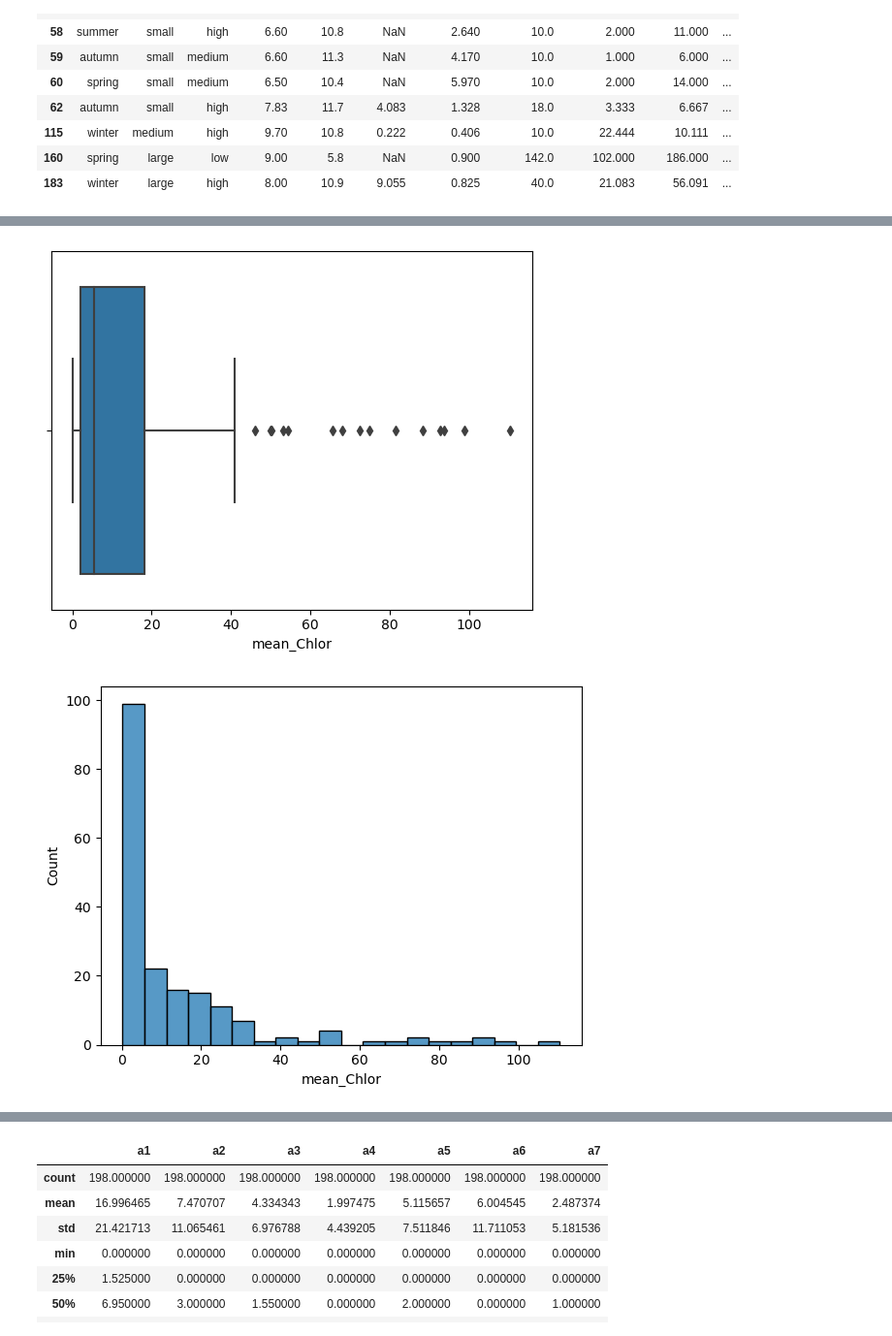
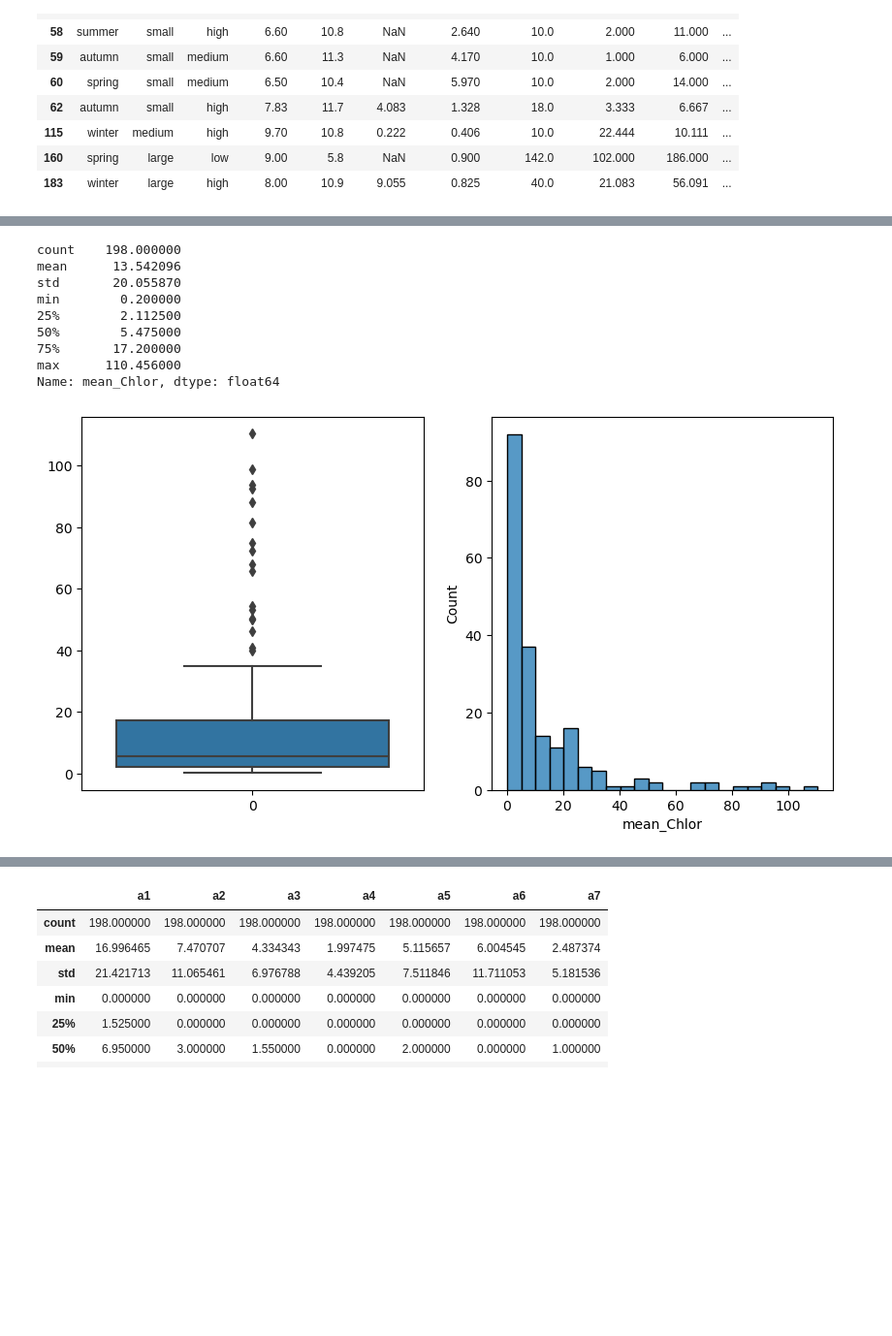
Before and after one commit to Patryk-Stefanski/ExploratoryDataAnalysis1, a Jupyter notebook: Algae_1.ipynb, the cells around one changed output, grey strips where cells are left out. Shown at 97% size. Cells and saved outputs as stored; diff of their text form; code cells hidden in the pictures; blank space fills up the shorter version.

```diff
--- a/Algae_1.ipynb
+++ b/Algae_1.ipynb
@@ -76,15 +81,27 @@ df.max_pH.fillna(df.max_pH.mean(), inplace=True)
 # %%
 ##mean_Chlor
-sns.boxplot(df.mean_Chlor)
-plt.show()
-sns.histplot(df.mean_Chlor)
-plt.show()
+fig, (ax1,ax2) = plt.subplots(1, 2, figsize=(10, 5))
+
+
+sns.boxplot(ax=ax1, data=df.mean_Chlor)
+sns.histplot(ax=ax2, data=df.mean_Chlor)
+
+display(df["mean_Chlor"].describe())
+
 ## data on both plots is clustered around the left side showing an uneven distribution so the mean would not be a good representative of the central location
 ## we will use the median to replace all NA values
 
 df.mean_Chlor.fillna(df.mean_Chlor.median(), inplace=True)
 # %% [output]
+count    198.000000
+mean      13.542096
+std       20.055870
+min        0.200000
+25%        2.112500
+50%        5.475000
+75%       17.200000
+max      110.456000
+Name: mean_Chlor, dtype: float64
-[figure, old version]
+[figure, new version]
-[figure, removed]
 # %%
 ##mean_Cl
```
Also changed, not shown: parts of 16 cells of this notebook, 1 other file.
